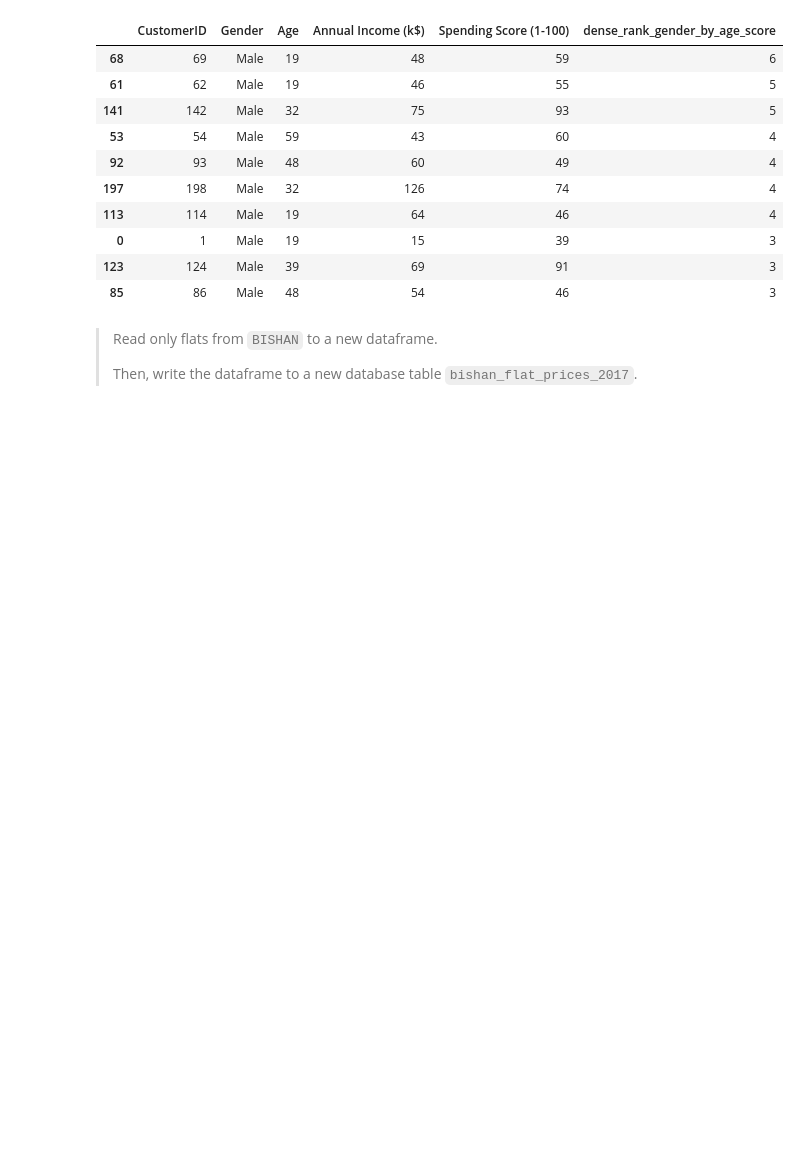
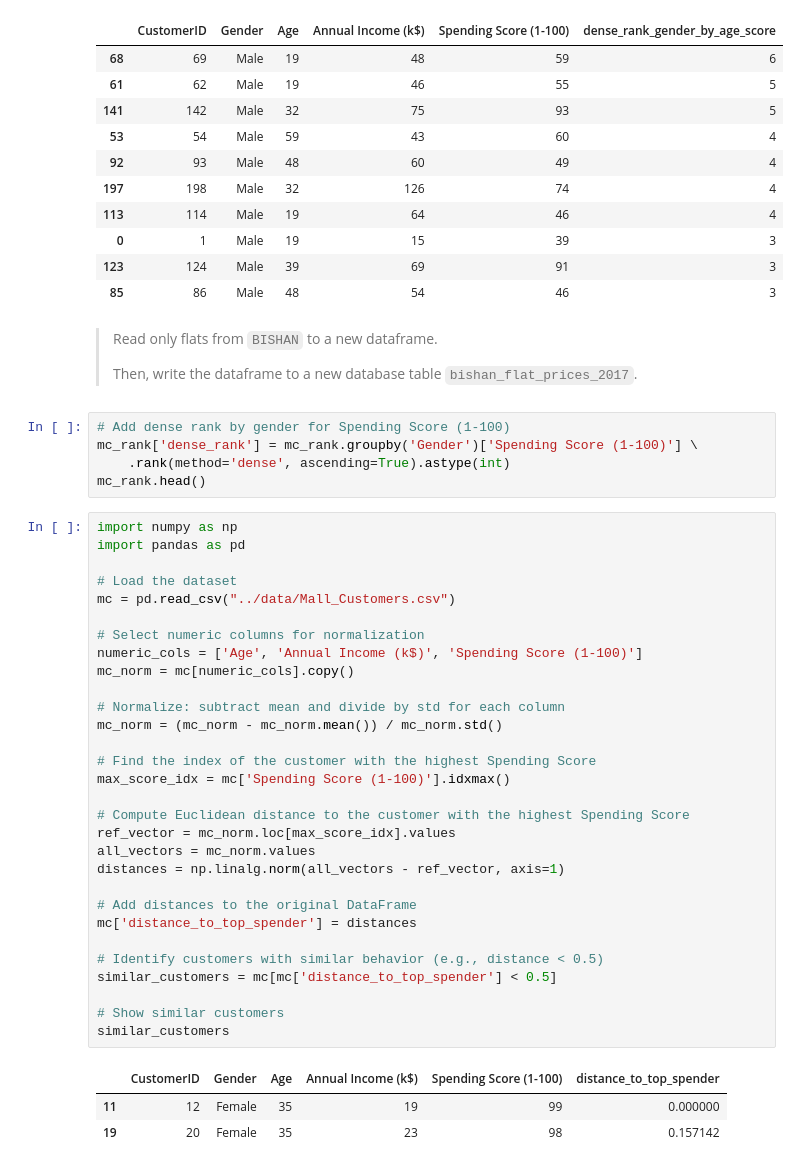
Before and after one commit to rubyferdianto/5m-data-1.8-eda-basic, a Jupyter notebook: notebooks/eda_basic_lesson.ipynb, the cells around one changed output. Drawn from its saved outputs; the diff is of its cells as text; blank space fills up the shorter version.

```diff
--- a/notebooks/eda_basic_lesson.ipynb
+++ b/notebooks/eda_basic_lesson.ipynb
@@ -1847,3 +1847,42 @@ filtered_male.sort_values(['dense_rank_gender_by_age_score'], ascending=False).h
 > Read only flats from `BISHAN` to a new dataframe.
 >
 > Then, write the dataframe to a new database table `bishan_flat_prices_2017`.
+# %%
+# Add dense rank by gender for Spending Score (1-100)
+mc_rank['dense_rank'] = mc_rank.groupby('Gender')['Spending Score (1-100)'] \
+    .rank(method='dense', ascending=True).astype(int)
+mc_rank.head()
+# %%
+import numpy as np
+import pandas as pd
+
+# Load the dataset
+mc = pd.read_csv("../data/Mall_Customers.csv")
+
+# Select numeric columns for normalization
+numeric_cols = ['Age', 'Annual Income (k$)', 'Spending Score (1-100)']
+mc_norm = mc[numeric_cols].copy()
+
+# Normalize: subtract mean and divide by std for each column
+mc_norm = (mc_norm - mc_norm.mean()) / mc_norm.std()
+
+# Find the index of the customer with the highest Spending Score
+max_score_idx = mc['Spending Score (1-100)'].idxmax()
+
+# Compute Euclidean distance to the customer with the highest Spending Score
+ref_vector = mc_norm.loc[max_score_idx].values
+all_vectors = mc_norm.values
+distances = np.linalg.norm(all_vectors - ref_vector, axis=1)
+
+# Add distances to the original DataFrame
+mc['distance_to_top_spender'] = distances
+
+# Identify customers with similar behavior (e.g., distance < 0.5)
+similar_customers = mc[mc['distance_to_top_spender'] < 0.5]
+
+# Show similar customers
+similar_customers
+# %% [output]
+|  | CustomerID | Gender | Age | Annual Income (k$) | Spending Score (1-100) | distance_to_top_spender |
+| 11 | 12 | Female | 35 | 19 | 99 | 0.000000 |
+| 19 | 20 | Female | 35 | 23 | 98 | 0.157142 |
```
Also changed, not shown: parts of 14 cells of this notebook.
